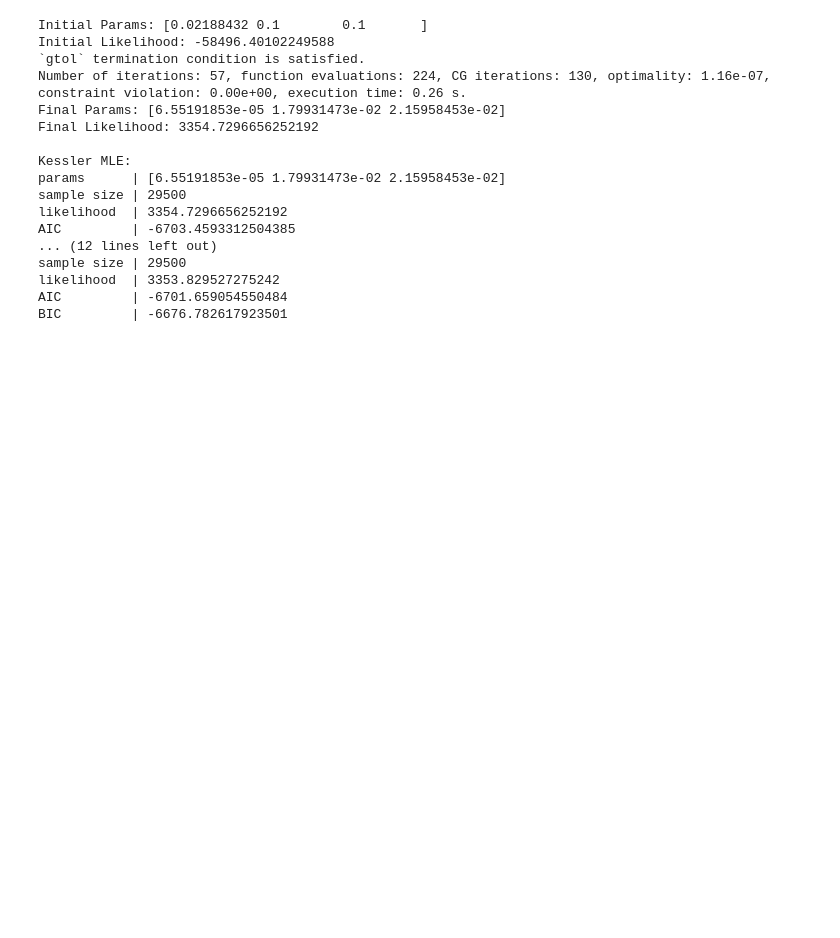
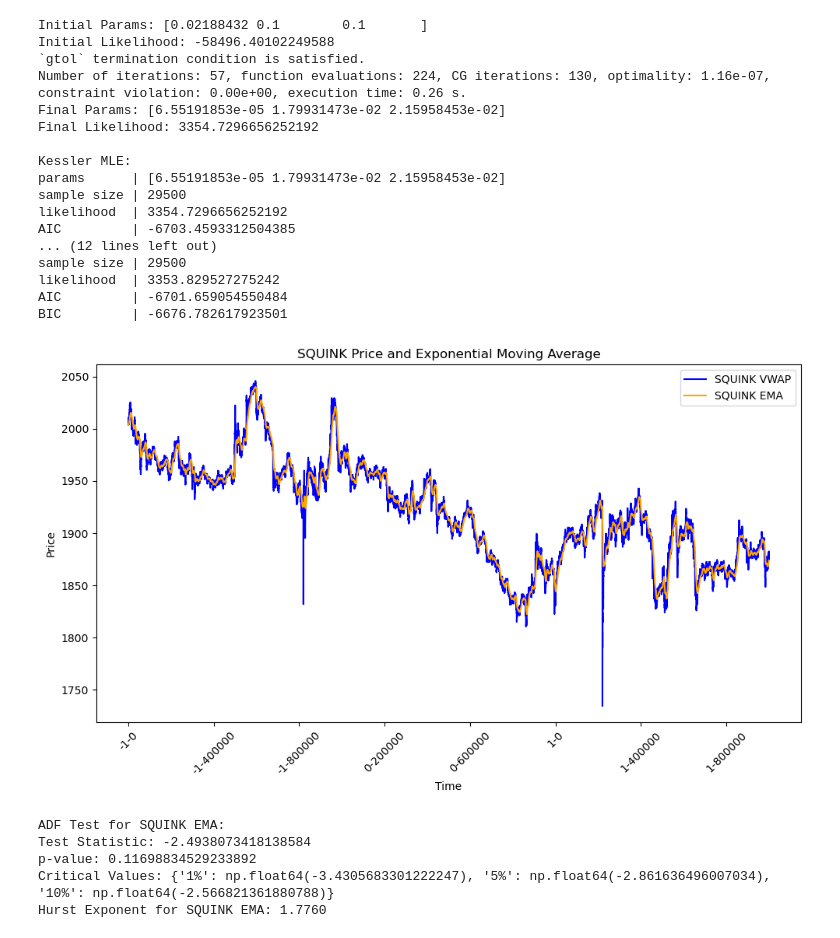
Before and after one commit to TheNoZER0/imc-prosperity3, a Jupyter notebook: analysis/round2anal.ipynb, the cells around one changed output. Cells and saved outputs as stored; diff of their text form; code cells hidden in the pictures; blank space fills up the shorter version.

Commit message:
squink analysis

```diff
--- a/analysis/round2anal.ipynb
+++ b/analysis/round2anal.ipynb
@@ -1447,3 +1447,44 @@ sample size | 29500
 likelihood  | 3353.829527275242
 AIC         | -6701.659054550484
 BIC         | -6676.782617923501
+# %%
+import matplotlib.pyplot as plt
+import pandas as pd
+
+# Assuming df_prices already exists and contains a column named "Croissants"
+ema_period = 100
+
+# Calculate the EMA and save it into a new column called "Croissants EMA"
+df_prices['SQUINK'] = get_vwap_series(orders_df, 'SQUID_INK')
+df_prices['SQUINK EMA'] = df_prices['SQUINK'].ewm(span=ema_period, adjust=False).mean()
+
+# Now plot the original Croissants VWAP and its EMA
+plt.figure(figsize=(10, 6))
+plt.plot(df_prices.index, df_prices['SQUINK'], label='SQUINK VWAP', color='blue')
+plt.plot(df_prices.index, df_prices['SQUINK EMA'], label='SQUINK EMA', color='orange')
+plt.title('SQUINK Price and Exponential Moving Average')
+plt.xlabel('Time')
+plt.ylabel('Price')
+plt.legend()
+ax = plt.gca()
+ax.xaxis.set_major_locator(ticker.MaxNLocator(nbins=10))
+plt.xticks(rotation=45)
+plt.tight_layout()
+plt.show()
+# %% [output]
+[figure, added]
+# %%
+adfuller_ema = adfuller(df_prices['SQUINK EMA'].dropna())
+print("\nADF Test for SQUINK EMA:")
+print(f"Test Statistic: {adfuller_ema[0]}")
+print(f"p-value: {adfuller_ema[1]}")
+print(f"Critical Values: {adfuller_ema[4]}")
+# Hurst exponent for the EMA
+hurst_ema = hurst_exponent(df_prices['SQUINK EMA'].dropna().values)
+print(f"Hurst Exponent for SQUINK EMA: {hurst_ema:.4f}")
+# %% [output]
+ADF Test for SQUINK EMA:
+Test Statistic: -2.4938073418138584
+p-value: 0.11698834529233892
+Critical Values: {'1%': np.float64(-3.4305683301222247), '5%': np.float64(-2.861636496007034), '10%': np.float64(-2.566821361880788)}
+Hurst Exponent for SQUINK EMA: 1.7760
```
Also changed, not shown: parts of 1 cell of this notebook.
